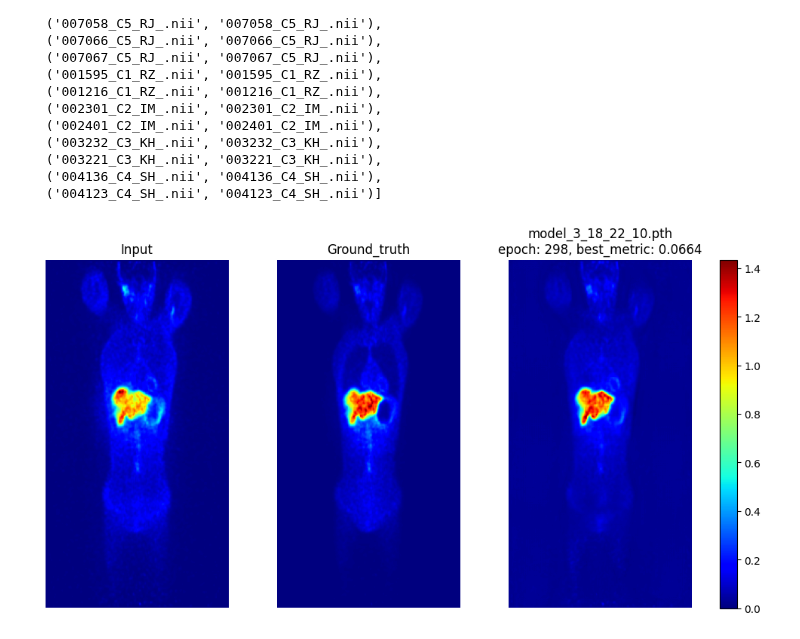
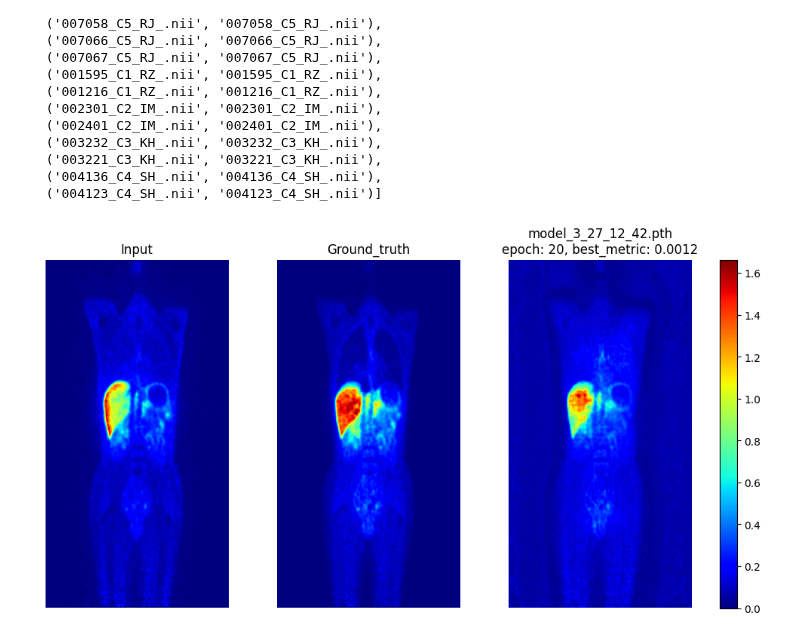
Before and after one commit to s-shahpouri/DL_PET, a Jupyter notebook: Inference_Dyunet.ipynb, the cells around one changed output. Cells and saved outputs as stored; diff of their text form; code cells hidden in the pictures.

Commit message:
Evaluation of ADCM data/Also re-train previous model on FDG dataset

```diff
--- a/Inference_Dyunet.ipynb
+++ b/Inference_Dyunet.ipynb
@@ -60,4 +47,15 @@ print(len(train_files))
 # %%
+from data_preparation import DataHandling
+
+data_handler = DataHandling(ga_data_dir, train_mode="NAC", target_mode="MAC")
+
+train_files = data_handler.get_data_split('train')
+val_files = data_handler.get_data_split('val')
+test_files = data_handler.get_data_split('test')
+print(len(train_files))
+print(len(val_files))
+print(len(test_files))
+
 from data_preparation import LoaderFactory
 loader_factory = LoaderFactory(
     train_files=train_files,
@@ -65,7 +63,10 @@ loader_factory = LoaderFactory(
     test_files=test_files,
     patch_size = [168, 168, 16],
     spacing = [4.07, 4.07, 3.00],
+    # spacing = [1.92, 1.92, 3.27],
     spatial_size = (168, 168, 320)
+    # spatial_size = (168, 168, 640)
+    # spatial_size = (336, 336, 640)
     )
 
 # Get the DataLoader for each dataset type
@@ -86,7 +116,8 @@ from utils import find_last_saved_model, parse_loss_values
 # log_filename = 'log_2_26_8_17.txt'
 # log_filename = 'log_3_4_12_4.txt'
 # log_filename = 'log_3_4_12_41.txt'
-log_filename = 'log_3_18.txt'
+# log_filename = 'log_3_18.txt'
+log_filename = 'log_3_27_8_47.txt'
 
 log_filepath = log_dir + '/'+ log_filename
 bestmodel_filename, best_metric, best_epoch = find_last_saved_model(log_filepath)
@@ -165,20 +196,20 @@ test_name
 # %%
 import torch
 from data_preparation import visualize_coronal_slice
 
 roi_size = (160, 160, 32)
 sw_batch_size = 64
-slice_number = 80
+slice_number = 95
 
 with torch.no_grad():
     for i, data in enumerate(test_loader):
 
         predict = sliding_window_inference(data["image"].to(device), roi_size,
                           sw_batch_size, model, progress=True, overlap=0.70)
 
         visualize_coronal_slice(data, predict, slice_number, f"{bestmodel_filename}\nepoch: {best_epoch}, best_metric: {best_metric}", Norm=False)
         if i == 0:
             break
 # %% [output]
-[figure, old version]
+[figure, new version]
 # %%
```
Also changed, not shown: parts of 15 cells of this notebook, 13 other files.
